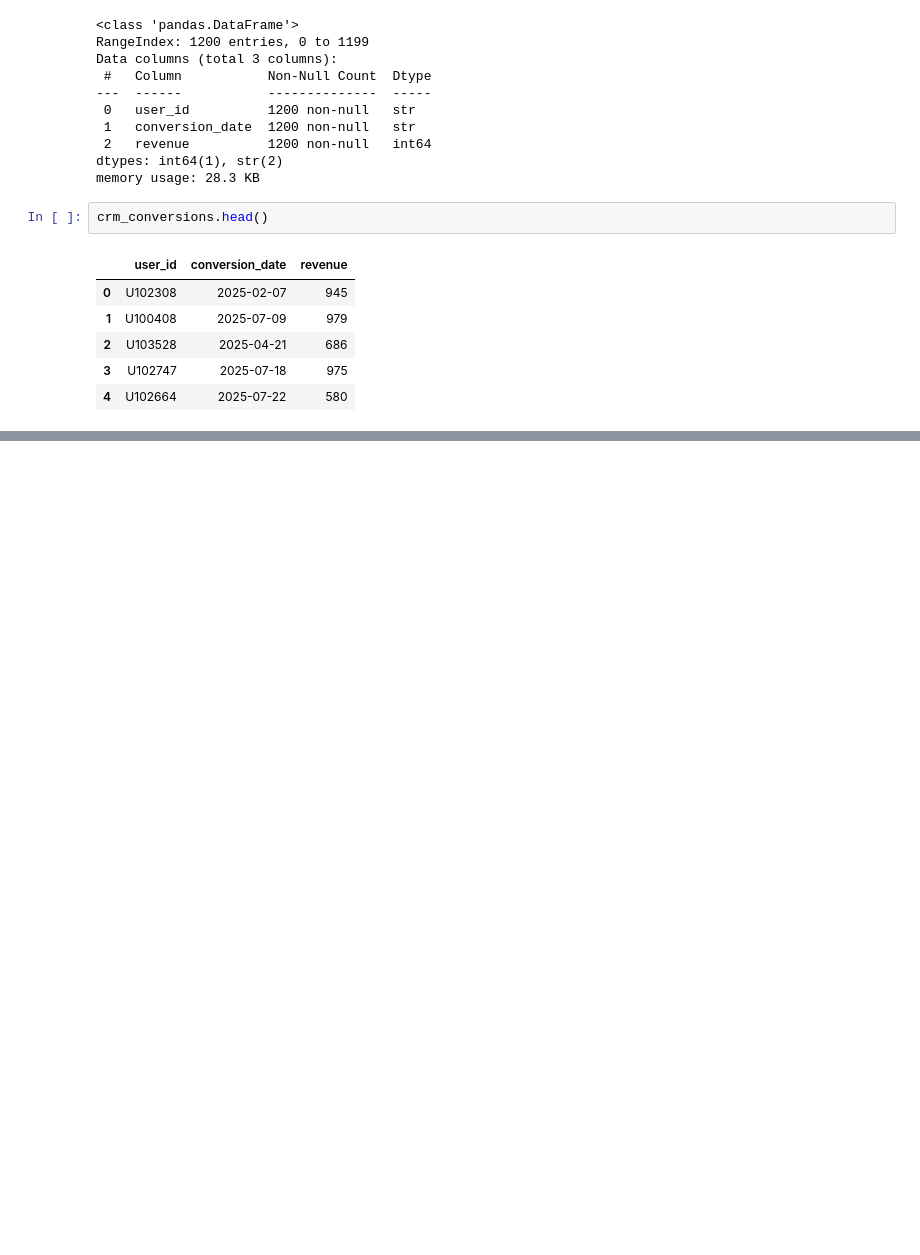
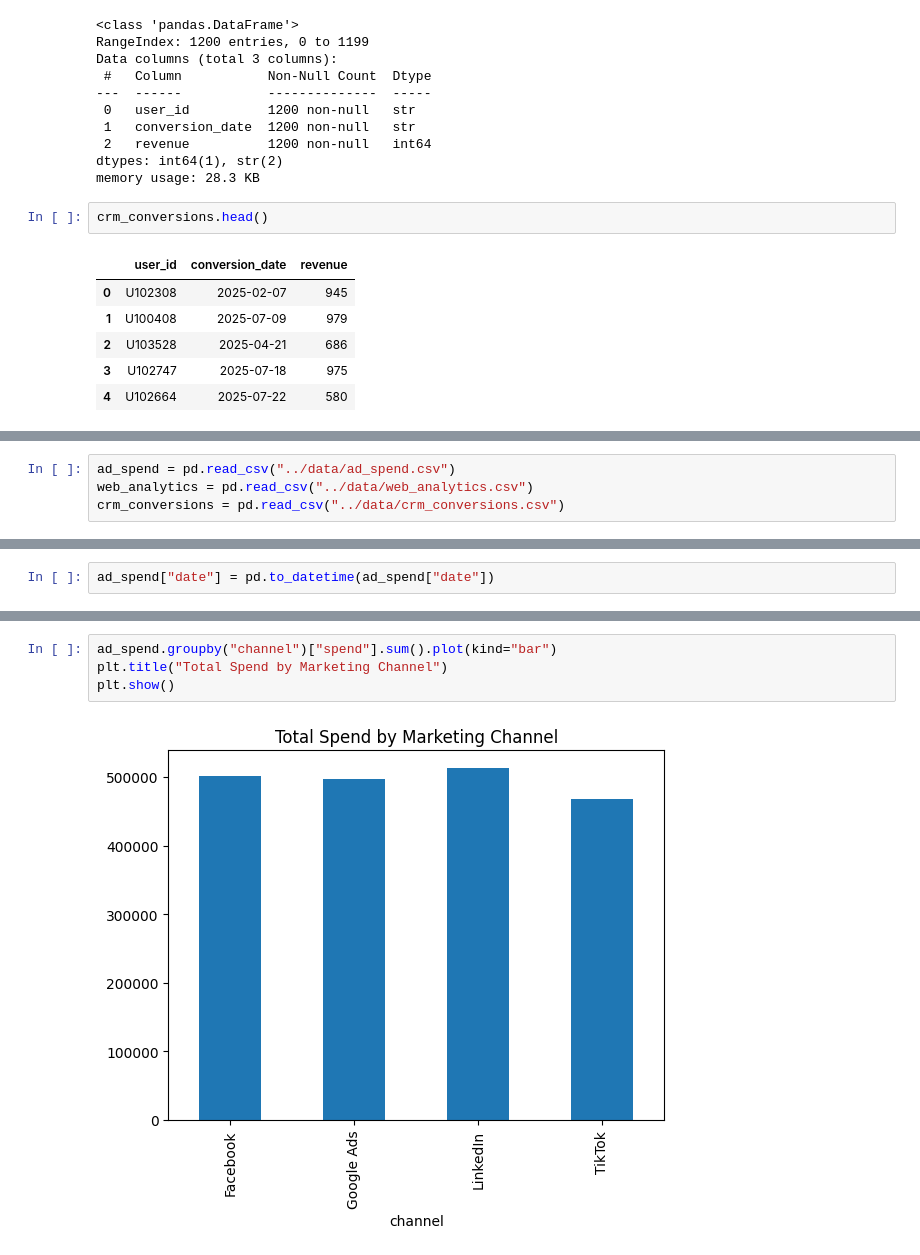
Before and after one commit to snehaone1/multi-touch-marketing-attribution, a Jupyter notebook: notebooks/eda.ipynb, the cells around one changed output, grey strips where cells are left out. Saved outputs shown, nothing was run; the diff lists cells and outputs as text; blank space fills up the shorter version.

Commit message:
analysis: explore channel spend and click performance (fixes #2)

```diff
--- a/notebooks/eda.ipynb
+++ b/notebooks/eda.ipynb
@@ -119,0 +125,4 @@ crm_conversions.head()
+# %%
+ad_spend = pd.read_csv("../data/ad_spend.csv")
+web_analytics = pd.read_csv("../data/web_analytics.csv")
+crm_conversions = pd.read_csv("../data/crm_conversions.csv")
@@ -119,0 +133,2 @@ crm_conversions.head()
+# %%
+ad_spend["date"] = pd.to_datetime(ad_spend["date"])
@@ -119,0 +168,6 @@ crm_conversions.head()
+# %%
+ad_spend.groupby("channel")["spend"].sum().plot(kind="bar")
+plt.title("Total Spend by Marketing Channel")
+plt.show()
+# %% [output]
+[figure, added]
```
Also changed, not shown: parts of 7 cells of this notebook.
